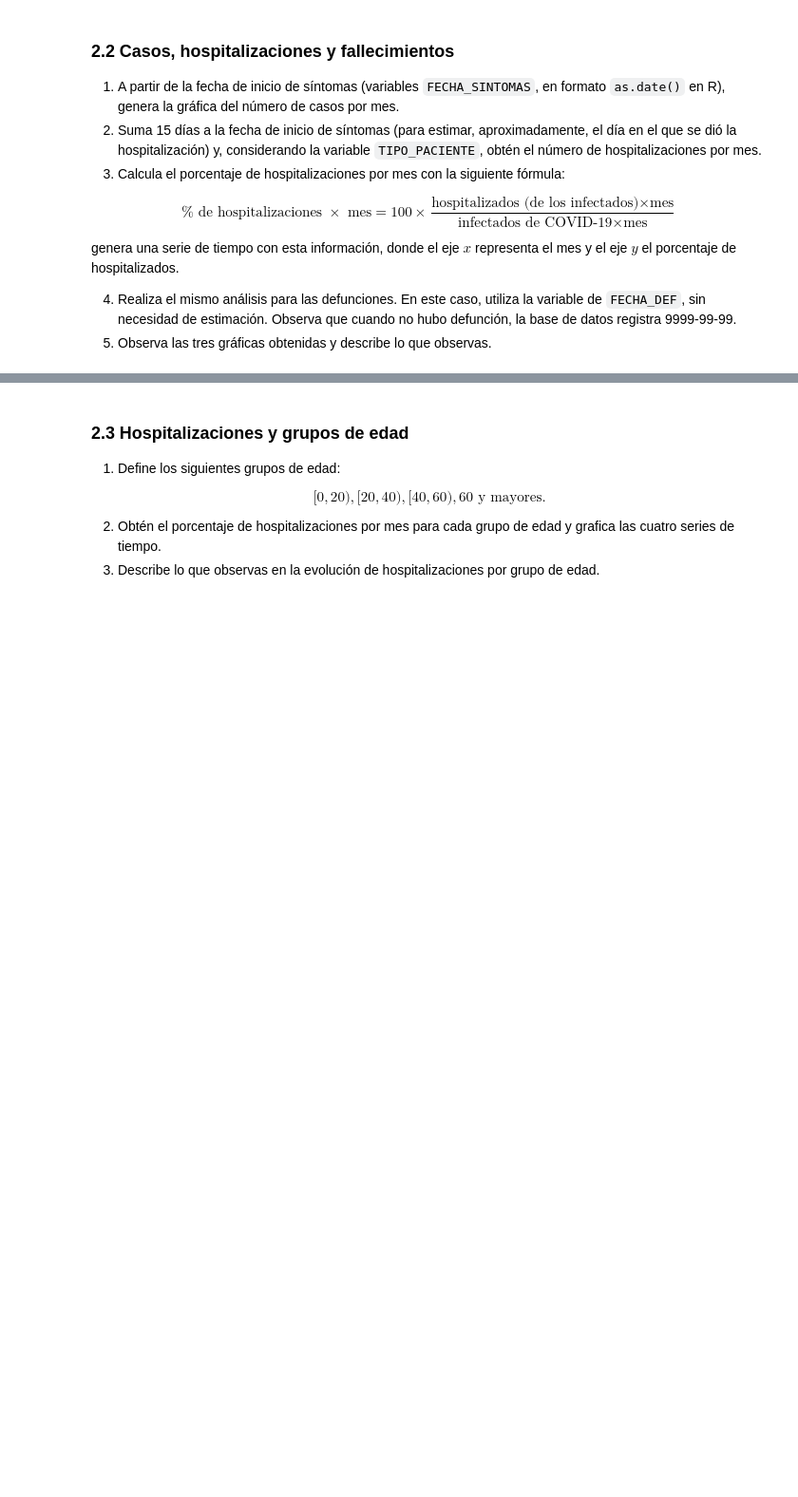
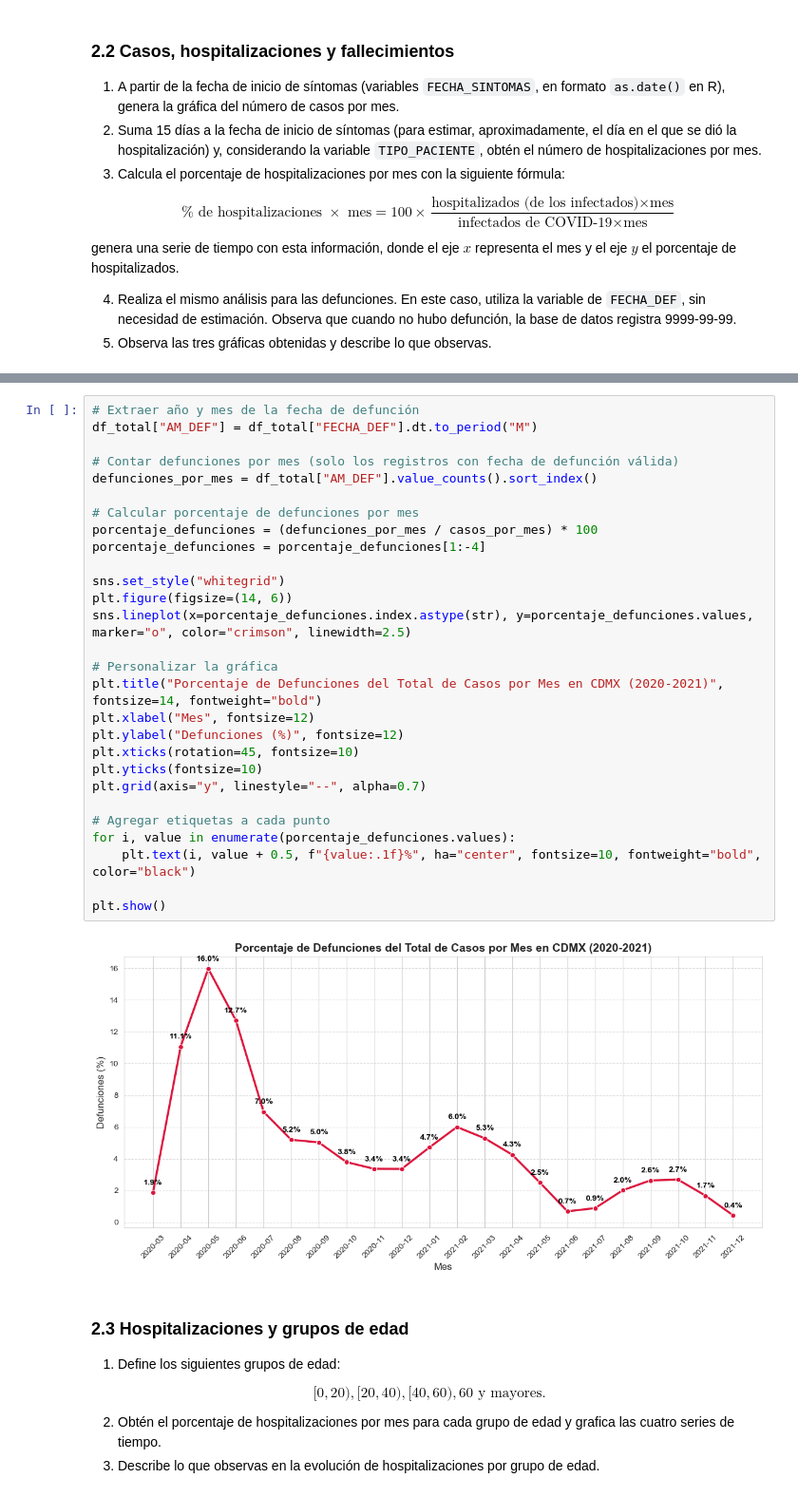
Before and after one commit to emilianodesu/LCD-6Sem-2025-2, a Jupyter notebook: ME/Tarea1/Actividad2.ipynb, the cells around one changed output, grey strips where cells are left out. Shown at 95% size. Saved outputs shown, nothing was run; the diff lists cells and outputs as text; blank space fills up the shorter version.

```diff
--- a/ME/Tarea1/Actividad2.ipynb
+++ b/ME/Tarea1/Actividad2.ipynb
@@ -23,3 +131,33 @@ genera una serie de tiempo con esta información, donde el eje $x$ representa el
+# %%
+# Extraer año y mes de la fecha de defunción
+df_total["AM_DEF"] = df_total["FECHA_DEF"].dt.to_period("M")
+
+# Contar defunciones por mes (solo los registros con fecha de defunción válida)
+defunciones_por_mes = df_total["AM_DEF"].value_counts().sort_index()
+
+# Calcular porcentaje de defunciones por mes
+porcentaje_defunciones = (defunciones_por_mes / casos_por_mes) * 100
+porcentaje_defunciones = porcentaje_defunciones[1:-4]
+
+sns.set_style("whitegrid")
+plt.figure(figsize=(14, 6))
+sns.lineplot(x=porcentaje_defunciones.index.astype(str), y=porcentaje_defunciones.values, marker="o", color="crimson", linewidth=2.5)
+
+# Personalizar la gráfica
+plt.title("Porcentaje de Defunciones del Total de Casos por Mes en CDMX (2020-2021)", fontsize=14, fontweight="bold")
+plt.xlabel("Mes", fontsize=12)
+plt.ylabel("Defunciones (%)", fontsize=12)
+plt.xticks(rotation=45, fontsize=10)
+plt.yticks(fontsize=10)
+plt.grid(axis="y", linestyle="--", alpha=0.7)
+
+# Agregar etiquetas a cada punto
+for i, value in enumerate(porcentaje_defunciones.values):
+    plt.text(i, value + 0.5, f"{value:.1f}%", ha="center", fontsize=10, fontweight="bold", color="black")
+
+plt.show()
+# %% [output]
+[figure, added]
 # %% [markdown]
 ### **2.3 Hospitalizaciones y grupos de edad**
 
```
Also changed, not shown: parts of 7 cells of this notebook, 11 other files.
